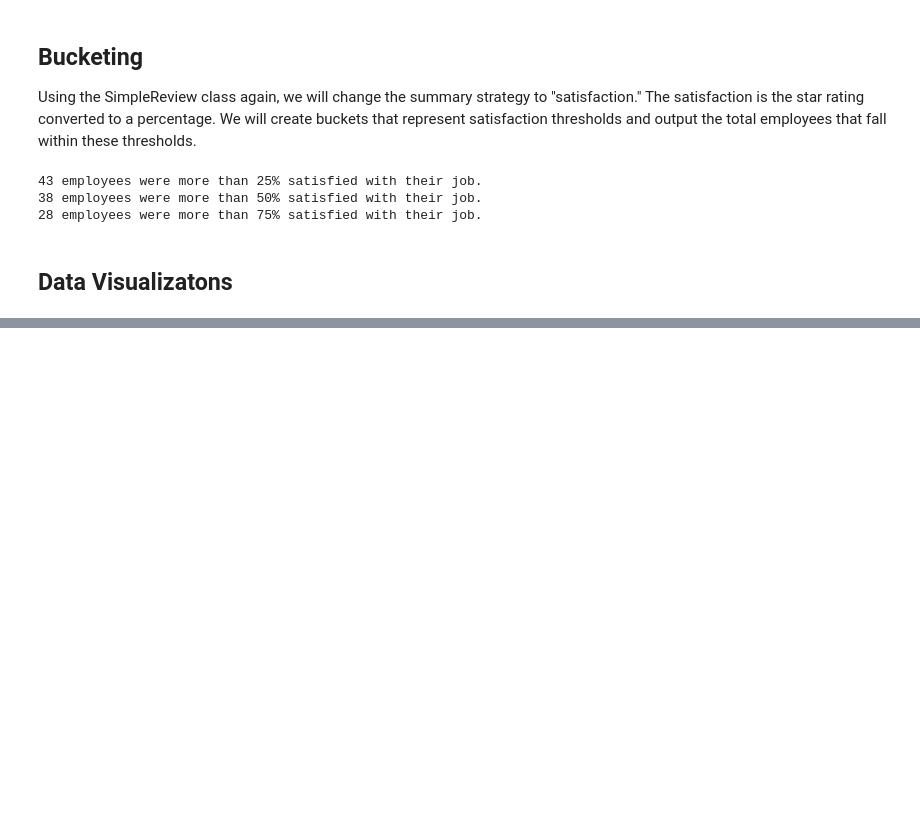
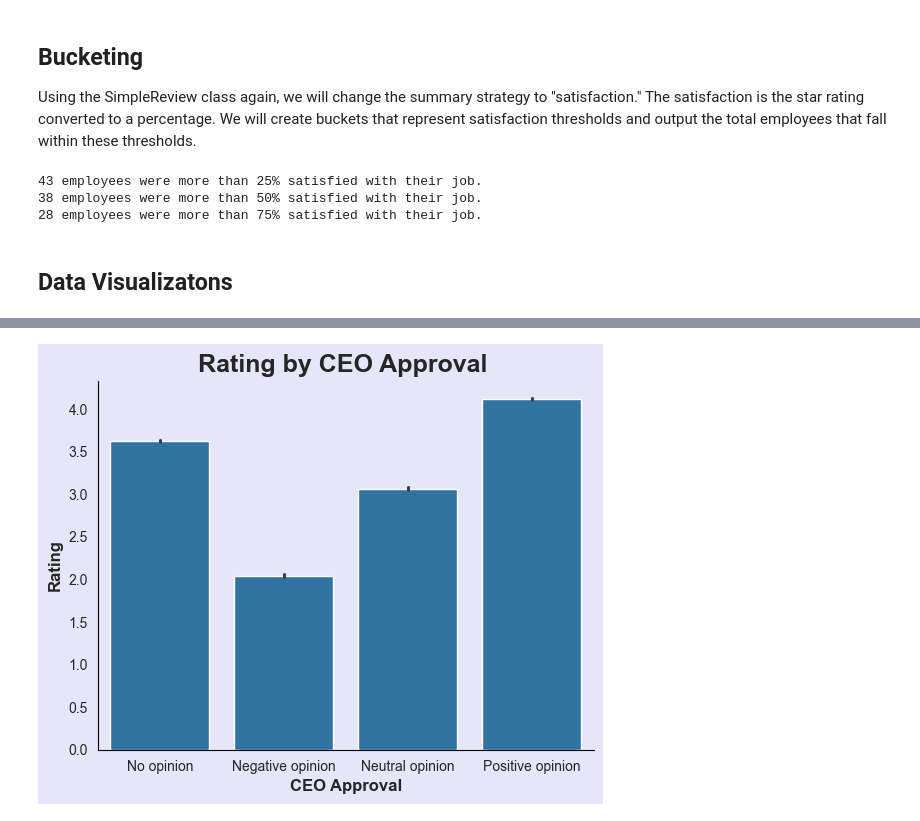
Before and after one commit to destinyloua/glassdoor_review_analyzer, a Jupyter notebook: src/review_analysis.ipynb, the cells around one changed output, grey strips where cells are left out. Drawn from its saved outputs; the diff is of its cells as text; code cells hidden in the pictures; blank space fills up the shorter version.

```diff
--- a/src/review_analysis.ipynb
+++ b/src/review_analysis.ipynb
@@ -81,0 +122,16 @@ for x in s_buckets:
+# %%
+# Replace CEO Approval with plain english
+df3['CEO Approval'] = df3['CEO Approval'].replace('o', 'No opinion')
+df3['CEO Approval'] = df3['CEO Approval'].replace('x', 'Negative opinion')
+df3['CEO Approval'] = df3['CEO Approval'].replace('r', 'Neutral opinion')
+df3['CEO Approval'] = df3['CEO Approval'].replace('v', 'Positive opinion')
+# %%
+# Plot Employee Rating by CEO Approval
+viz3 = sns.barplot(data=df3, x="CEO Approval", y="rating")
+viz3.set_title("Rating by CEO Approval ", fontsize=18, fontweight='bold')
+viz3.set_xlabel('CEO Approval', fontsize=12, fontweight='bold')
+viz3.set_ylabel('Rating', fontsize=12, fontweight='bold')
+viz3.spines['bottom'].set_color('black')
+viz3.spines['left'].set_color('black')
+# %% [output]
+[figure, added]
```
Also changed, not shown: parts of 4 cells of this notebook.
